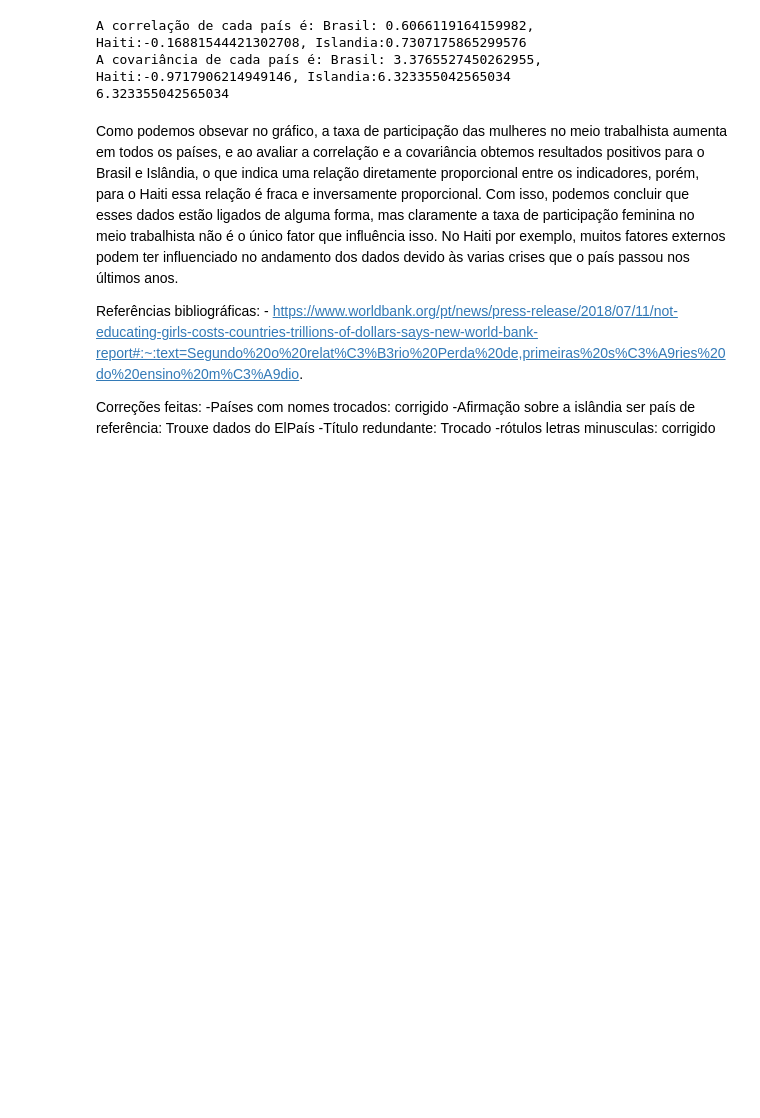
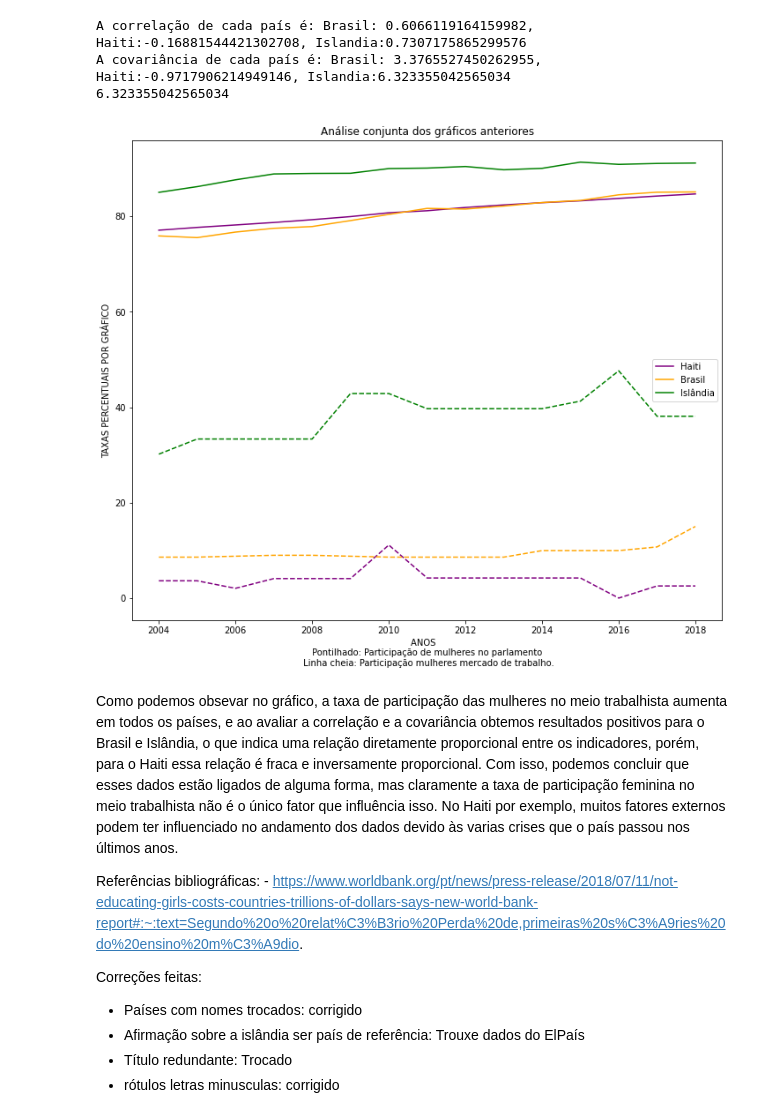
Before and after one commit to C0D8/APS-CDADOS, a Jupyter notebook: aps_1.ipynb, the cells around one changed output. Cells and saved outputs as stored; diff of their text form; code cells hidden in the pictures; blank space fills up the shorter version.

```diff
--- a/aps_1.ipynb
+++ b/aps_1.ipynb
@@ -103,6 +103,22 @@ print(covariancia_islandia)
 A correlação de cada país é: Brasil: 0.6066119164159982, Haiti:-0.16881544421302708, Islandia:0.7307175865299576
 A covariância de cada país é: Brasil: 3.3765527450262955, Haiti:-0.9717906214949146, Islandia:6.323355042565034
 6.323355042565034
+# %%
+plt.figure(figsize=(12,10))
+plt.plot(anos, taxa_servicos_haiti, color = 'purple')
+plt.plot(anos,taxa_servicos_brasil, color='orange')
+plt.plot(anos,taxa_servicos_islandia, color='green')
+
+plt.plot(anos, taxa_de_mulheres_no_parlamento_do_haiti, color = 'purple', linestyle = 'dashed')
+plt.plot(anos,taxa_de_mulheres_no_parlamento_do_brasil, color='orange', linestyle = 'dashed')
+plt.plot(anos,taxa_de_mulheres_no_parlamento_da_islandia, color = 'green', linestyle = 'dashed')
+plt.xlabel('ANOS   \n Pontilhado: Participação de mulheres no parlamento \n Linha cheia: Participação mulheres mercado de trabalho.')
+plt.ylabel('TAXAS PERCENTUAIS POR GRÁFICO')
+plt.title('Análise conjunta dos gráficos anteriores')
+plt.legend(['Haiti', 'Brasil', 'Islândia'])
+plt.show()
+# %% [output]
+[figure, added]
 # %% [markdown]
 
 Como podemos obsevar no gráfico, a taxa de participação das mulheres no meio trabalhista aumenta em todos os países, e ao avaliar a correlação e a covariância obtemos resultados positivos para o Brasil e Islândia, o que indica uma relação diretamente proporcional entre os indicadores, porém, para o Haiti essa relação é fraca e inversamente proporcional. Com isso, podemos concluir que esses dados estão ligados de alguma forma, mas claramente a taxa de participação feminina no meio trabalhista não é o único fator que influência isso. No Haiti por exemplo, muitos fatores externos podem ter influenciado no andamento dos dados devido às varias crises que o país passou nos últimos anos.
@@ -112,7 +128,7 @@ Referências bibliográficas:
 
 
 Correções feitas:
-    -Países com nomes trocados: corrigido
-    -Afirmação sobre a islândia ser país de referência: Trouxe dados do ElPaís
-    -Título redundante: Trocado
-    -rótulos letras minusculas: corrigido
+- Países com nomes trocados: corrigido
+- Afirmação sobre a islândia ser país de referência: Trouxe dados do ElPaís
+- Título redundante: Trocado
+- rótulos letras minusculas: corrigido
```
Also changed, not shown: parts of 2 cells of this notebook.
